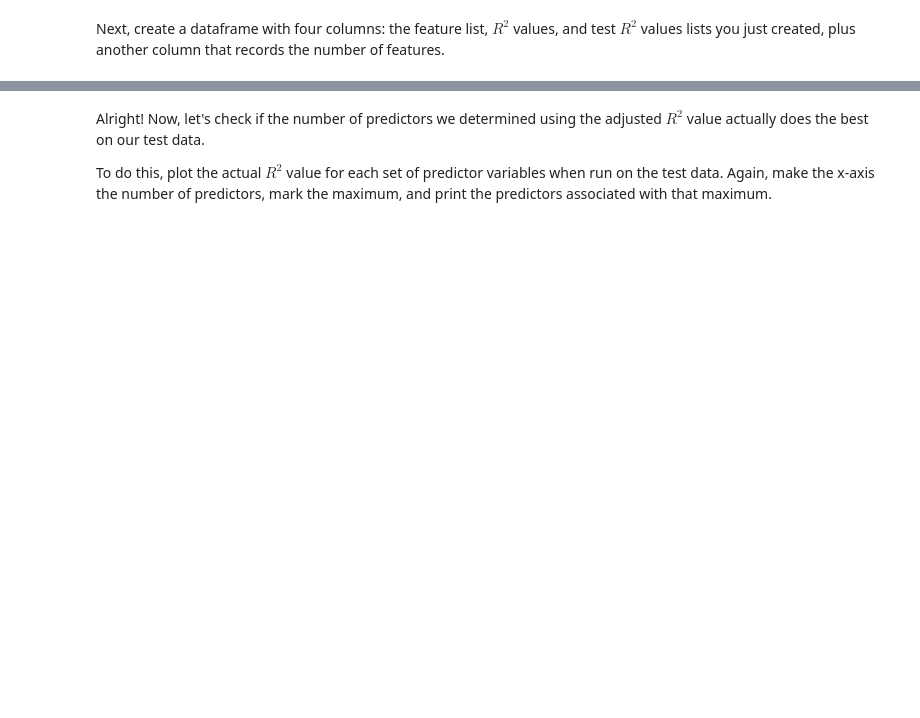
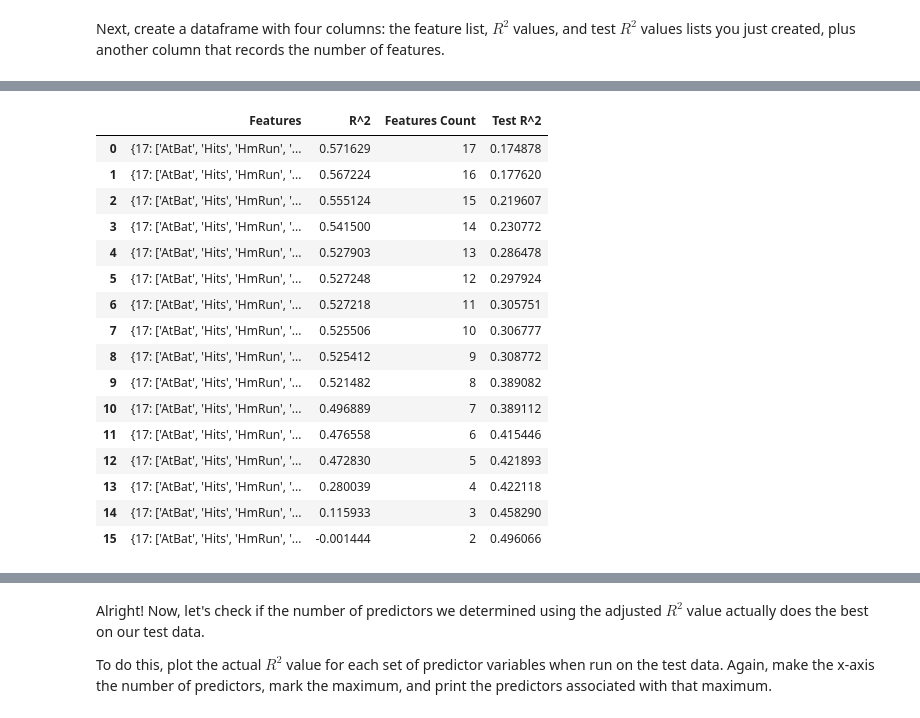
Before and after one commit to robchristiansen13/Learning, a Jupyter notebook: WeberState/CS 6570 (Data Science Algorithms I)/Assignments/CS-6570 Homework 3.ipynb, the cells around one changed output, grey strips where cells are left out. Saved outputs shown, nothing was run; the diff lists cells and outputs as text; code cells hidden in the pictures; blank space fills up the shorter version.

```diff
--- a/WeberState/CS 6570 (Data Science Algorithms I)/Assignments/CS-6570 Homework 3.ipynb
+++ b/WeberState/CS 6570 (Data Science Algorithms I)/Assignments/CS-6570 Homework 3.ipynb
@@ -189,6 +316,26 @@ More importantly, we need to calculate the adjusted R^2 from R^2:
 ![Alt text](image.png)
 Source: https://stackoverflow.com/questions/49381661/how-do-i-calculate-the-adjusted-r-squared-score-using-scikit-learn
 &nbsp;
+# %%
+df_summary
+# %% [output]
+|  | Features | R^2 | Features Count | Test R^2 |
+| 0 | {17: ['AtBat', 'Hits', 'HmRun', '... | 0.571629 | 17 | 0.174878 |
+| 1 | {17: ['AtBat', 'Hits', 'HmRun', '... | 0.567224 | 16 | 0.177620 |
+| 2 | {17: ['AtBat', 'Hits', 'HmRun', '... | 0.555124 | 15 | 0.219607 |
+| 3 | {17: ['AtBat', 'Hits', 'HmRun', '... | 0.541500 | 14 | 0.230772 |
+| 4 | {17: ['AtBat', 'Hits', 'HmRun', '... | 0.527903 | 13 | 0.286478 |
+| 5 | {17: ['AtBat', 'Hits', 'HmRun', '... | 0.527248 | 12 | 0.297924 |
+| 6 | {17: ['AtBat', 'Hits', 'HmRun', '... | 0.527218 | 11 | 0.305751 |
+| 7 | {17: ['AtBat', 'Hits', 'HmRun', '... | 0.525506 | 10 | 0.306777 |
+| 8 | {17: ['AtBat', 'Hits', 'HmRun', '... | 0.525412 | 9 | 0.308772 |
+| 9 | {17: ['AtBat', 'Hits', 'HmRun', '... | 0.521482 | 8 | 0.389082 |
+| 10 | {17: ['AtBat', 'Hits', 'HmRun', '... | 0.496889 | 7 | 0.389112 |
+| 11 | {17: ['AtBat', 'Hits', 'HmRun', '... | 0.476558 | 6 | 0.415446 |
+| 12 | {17: ['AtBat', 'Hits', 'HmRun', '... | 0.472830 | 5 | 0.421893 |
+| 13 | {17: ['AtBat', 'Hits', 'HmRun', '... | 0.280039 | 4 | 0.422118 |
+| 14 | {17: ['AtBat', 'Hits', 'HmRun', '... | 0.115933 | 3 | 0.458290 |
+| 15 | {17: ['AtBat', 'Hits', 'HmRun', '... | -0.001444 | 2 | 0.496066 |
 # %%
 # TODO: Plot the adjusted R^2 values for the number of predictor variables, mark the maximum, and print the predictors associated with that maximum.
 
```
Also changed, not shown: parts of 24 cells of this notebook.
